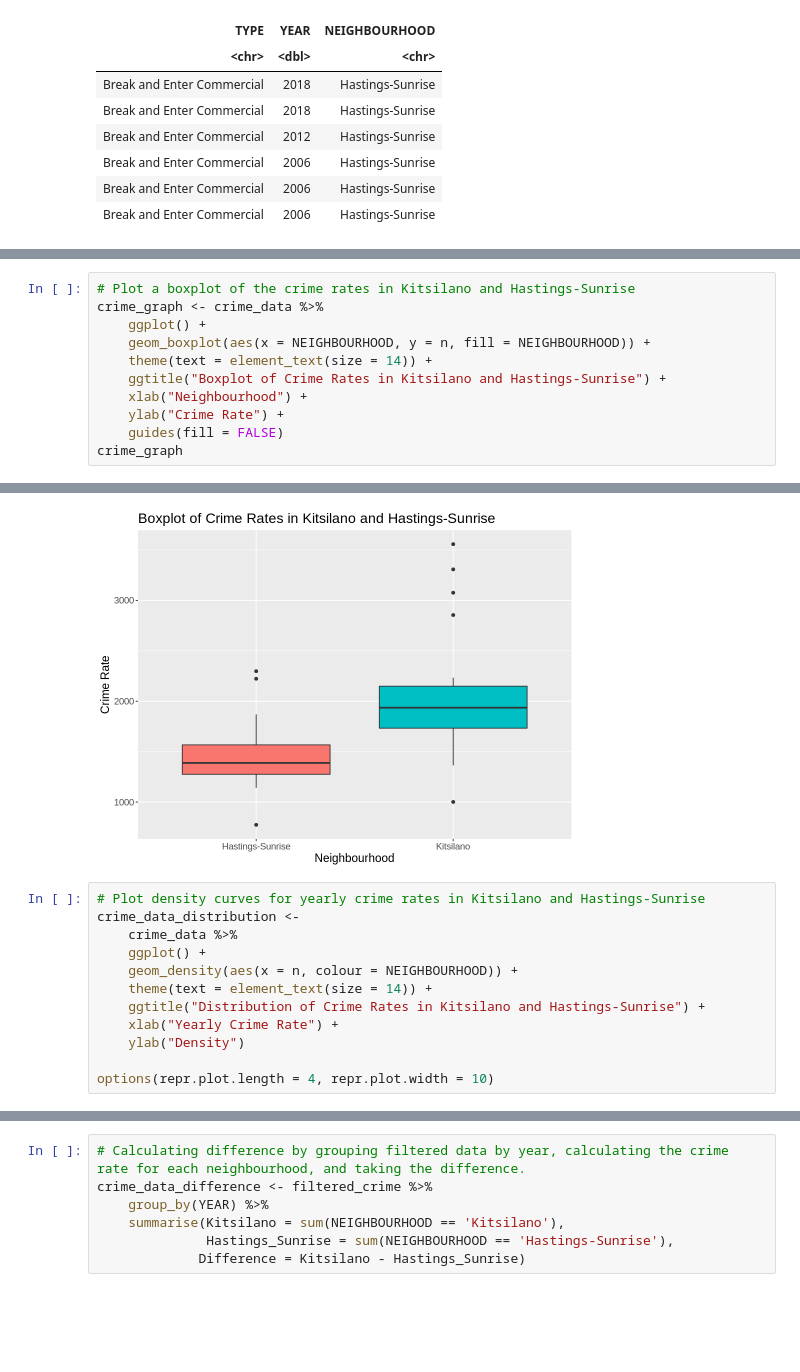
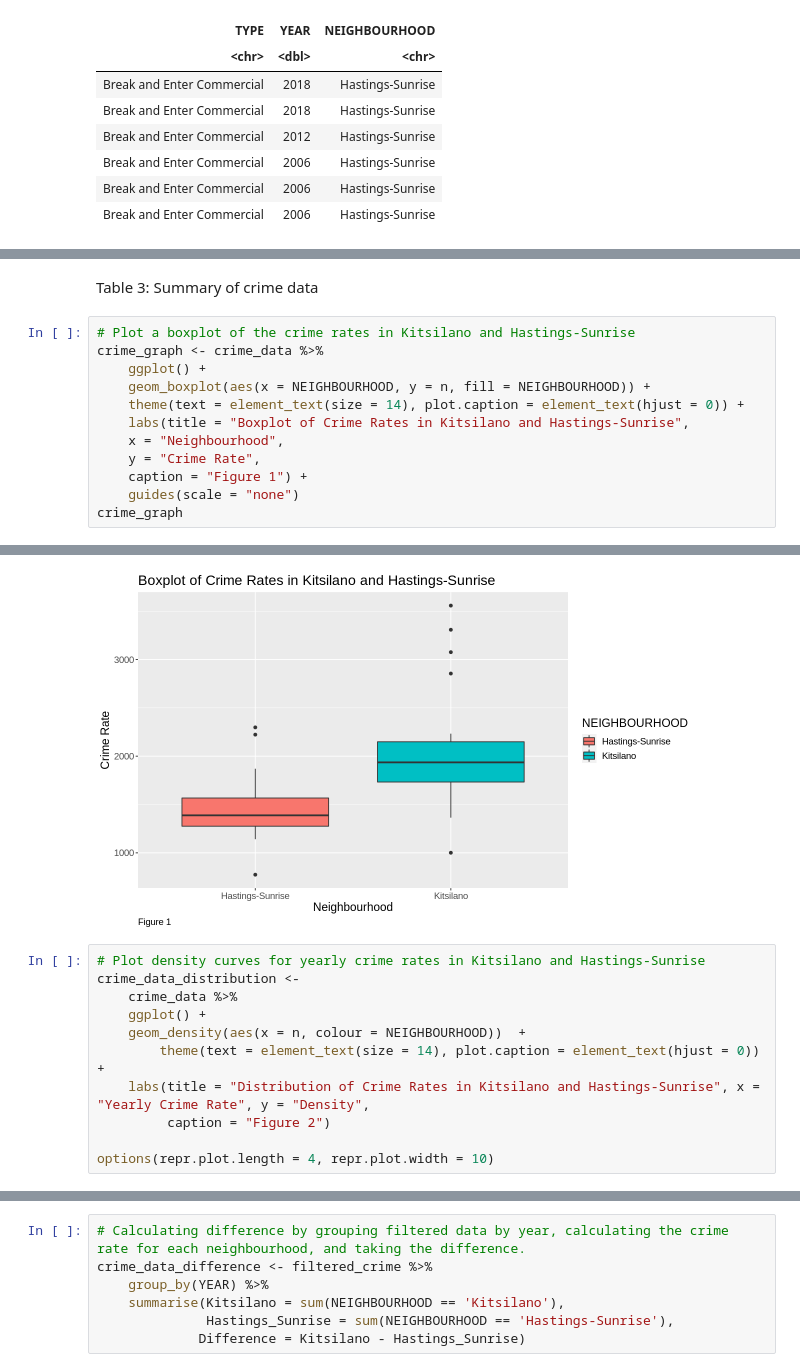
Before and after one commit to Git-Over-Here/STAT-201-Group-Project, a Jupyter notebook: Final Report.ipynb, the cells around one changed output, grey strips where cells are left out. Saved outputs shown, nothing was run; the diff lists cells and outputs as text; blank space fills up the shorter version.

Commit message:
Added table/figure numbers

```diff
--- a/Final Report.ipynb
+++ b/Final Report.ipynb
@@ -93,15 +94,18 @@ A tibble: 2 × 2
 | <chr> | <dbl> |
 | Hastings-Sunrise | 1466.85 |
 | Kitsilano | 2082.90 |
+# %% [markdown]
+Table 3: Summary of crime data
 # %%
 # Plot a boxplot of the crime rates in Kitsilano and Hastings-Sunrise
 crime_graph <- crime_data %>%
     ggplot() +
     geom_boxplot(aes(x = NEIGHBOURHOOD, y = n, fill = NEIGHBOURHOOD)) +
-    theme(text = element_text(size = 14)) +
-    ggtitle("Boxplot of Crime Rates in Kitsilano and Hastings-Sunrise") +
-    xlab("Neighbourhood") +
-    ylab("Crime Rate") +
-    guides(fill = FALSE)
+    theme(text = element_text(size = 14), plot.caption = element_text(hjust = 0)) +
+    labs(title = "Boxplot of Crime Rates in Kitsilano and Hastings-Sunrise",
+    x = "Neighbourhood",
+    y = "Crime Rate",
+    caption = "Figure 1") +
+    guides(scale = "none")
 crime_graph
 # %% [output]
@@ -110,14 +112,13 @@ Warning message:
-[figure, old version]
+[figure, new version]
 # %%
 # Plot density curves for yearly crime rates in Kitsilano and Hastings-Sunrise
 crime_data_distribution <-
     crime_data %>%
     ggplot() +
-    geom_density(aes(x = n, colour = NEIGHBOURHOOD)) +
-    theme(text = element_text(size = 14)) +
-    ggtitle("Distribution of Crime Rates in Kitsilano and Hastings-Sunrise") +
-    xlab("Yearly Crime Rate") +
-    ylab("Density")
+    geom_density(aes(x = n, colour = NEIGHBOURHOOD))  +
+        theme(text = element_text(size = 14), plot.caption = element_text(hjust = 0)) +
+    labs(title = "Distribution of Crime Rates in Kitsilano and Hastings-Sunrise", x = "Yearly Crime Rate", y = "Density",
+         caption = "Figure 2")
 
 options(repr.plot.length = 4, repr.plot.width = 10)
 # %%
```
Also changed, not shown: parts of 16 cells of this notebook.
